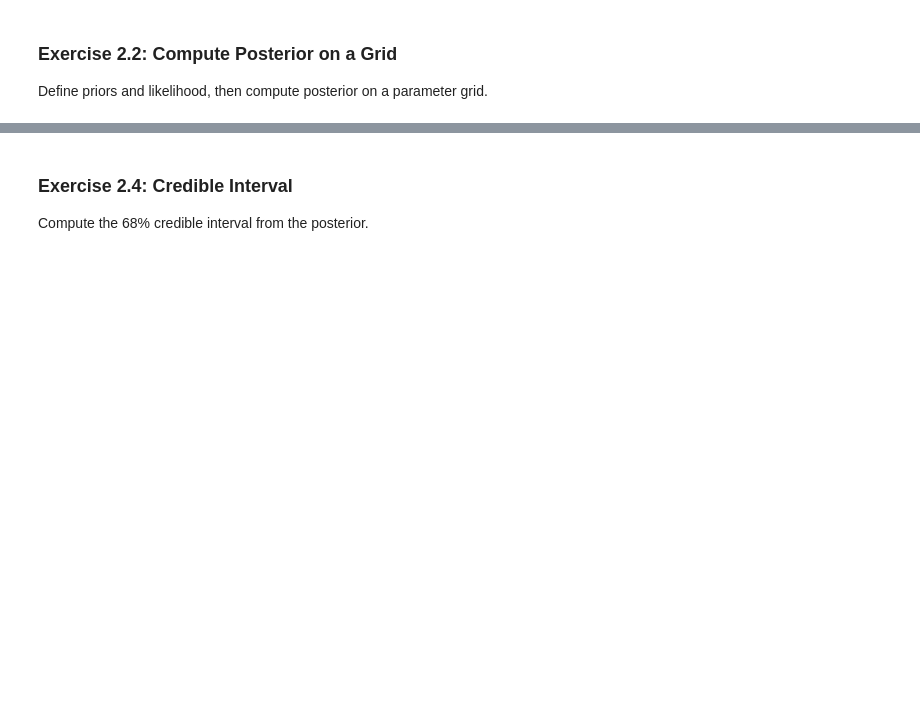
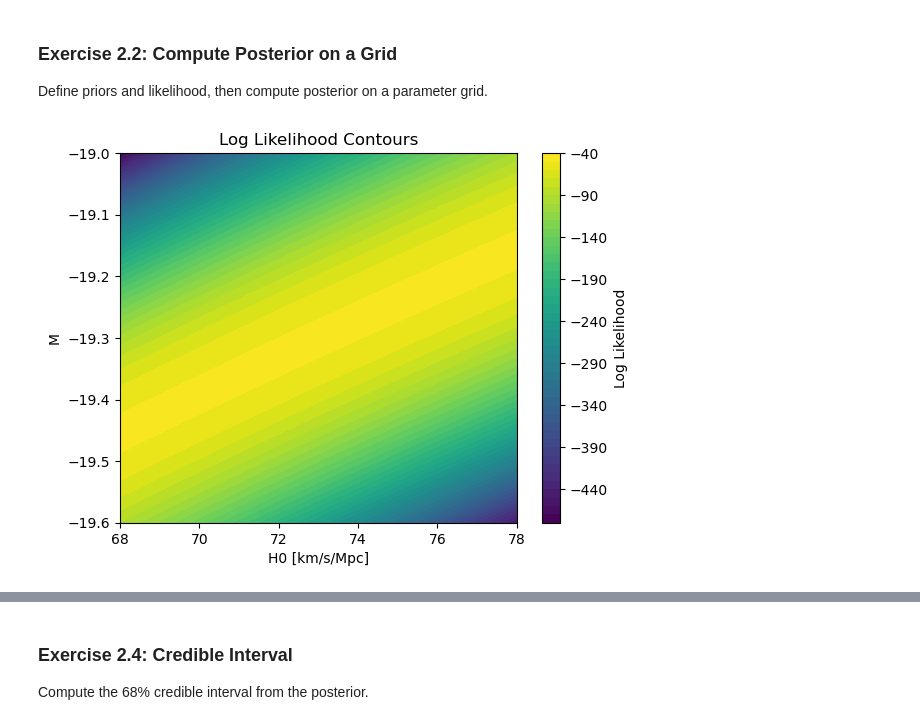
Before and after one commit to MaxRonce/EUCLIDStats4Cosmology, a Jupyter notebook: exercises/BasicCosmoStats_on_H0_exercise.ipynb, the cells around one changed output, grey strips where cells are left out. Drawn from its saved outputs; the diff is of its cells as text; code cells hidden in the pictures; blank space fills up the shorter version.

```diff
--- a/exercises/BasicCosmoStats_on_H0_exercise.ipynb
+++ b/exercises/BasicCosmoStats_on_H0_exercise.ipynb
@@ -242,3 +273,35 @@ Write Bayes' theorem and identify prior, likelihood, posterior.
 Define priors and likelihood, then compute posterior on a parameter grid.
 # %%
 # TODO: implement grid posterior evaluation
+
+H0_grid = np.linspace(68, 78, 200)
+M_grid = np.linspace(-19.6, -19.0, 200)
+
+H0_mesh, M_mesh = np.meshgrid(H0_grid, M_grid)
+
+def log_likelihood(theta, x, y, sigma):
+    H0, M = theta
+    model = mag_model(x, H0, M)
+    return -0.5 * np.sum(((y - model) / sigma) ** 2)
+
+log_likelihood_values = np.array([[log_likelihood((H0, M), data.z, data.m, data.sigma_m)
+                                    for H0 in H0_grid] for M in M_grid])
+
+# PLOT log likelihood
+# keep
+plt.figure()
+plt.contourf(H0_grid, M_grid, log_likelihood_values, levels=50, cmap='viridis')
+plt.colorbar(label='Log Likelihood')
+plt.xlabel('H0 [km/s/Mpc]')
+plt.ylabel('M')
+plt.title('Log Likelihood Contours')
+plt.show()
+
+# Compute joint posterior distribution from obtained result
+
+# = likelihood * prior (gaussian prior on M and H0) (+ not time if log)
+
+H0_prior = np.linspace(68, 78, 200)
+# M prior is gaussian
+# %% [output]
+[figure, added]
```
Also changed, not shown: parts of 10 cells of this notebook.
